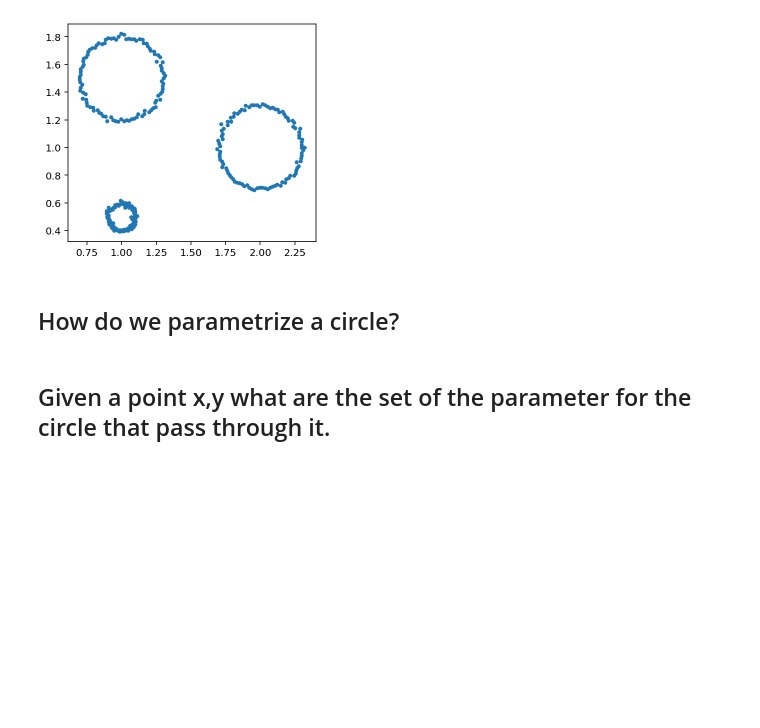
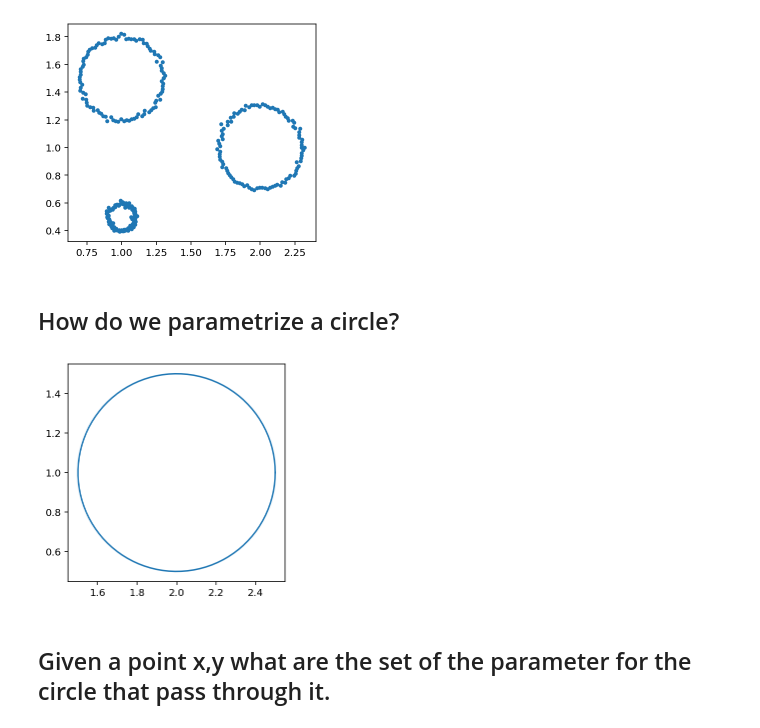
Before and after one commit to MUIC-Numerical-Methods-2018/extra-2-hough-transform, a Jupyter notebook: HoughTransform.ipynb, the cells around one changed output. Saved outputs shown, nothing was run; the diff lists cells and outputs as text; code cells hidden in the pictures; blank space fills up the shorter version.

```diff
--- a/HoughTransform.ipynb
+++ b/HoughTransform.ipynb
@@ -191,6 +191,23 @@ plt.gca().set_aspect(1)
 [figure]
 # %% [markdown]
 ## How do we parametrize a circle?
+# %%
+xc, yc = 2, 1
+r = 0.5
+
+
+def draw_circle(xc, yc, r):
+    center = np.array([xc, yc])
+    radial = np.array([[r*np.cos(theta), r*np.sin(theta)]
+                       for theta in np.linspace(0, 2*np.pi, 100)])
+    points = center + radial
+    xs, ys = points.T
+    plt.plot(xs, ys)
+
+draw_circle(xc, yc, r)
+plt.gca().set_aspect('equal')
+# %% [output]
+[figure, added]
 # %% [markdown]
 ## Given a point x,y what are the set of the parameter for the circle that pass through it.
 # %% [markdown]
```
Also changed, not shown: 1 other file.
